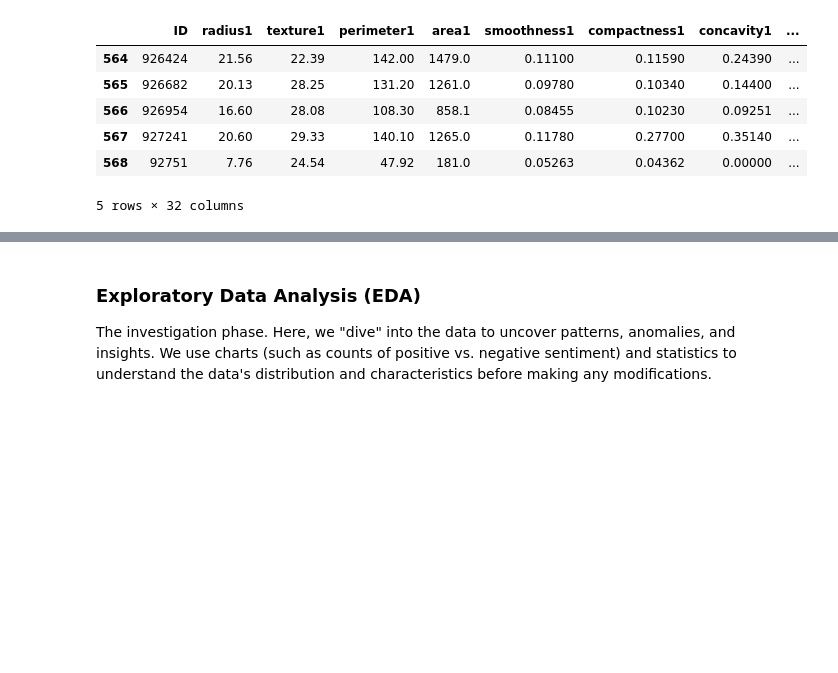
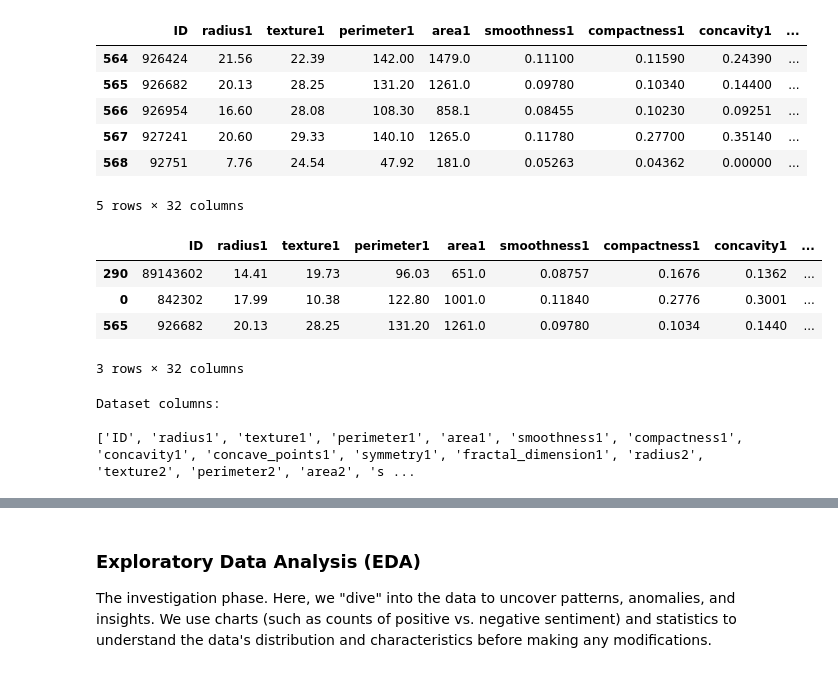
Before and after one commit to CCT-Dublin/CCT_ML_CA_01_50S, a Jupyter notebook: notebooks/CCT_ML_CA_01_50S_2026438.ipynb, the cells around one changed output, grey strips where cells are left out. Saved outputs shown, nothing was run; the diff lists cells and outputs as text; code cells hidden in the pictures; blank space fills up the shorter version.

```diff
--- a/notebooks/CCT_ML_CA_01_50S_2026438.ipynb
+++ b/notebooks/CCT_ML_CA_01_50S_2026438.ipynb
@@ -167,3 +197,17 @@ df.tail(5)
 | 567 | 927241 | 20.60 | 29.33 | 140.10 | 1265.0 | 0.11780 | 0.27700 | 0.35140 | ... |
 | 568 | 92751 | 7.76 | 24.54 | 47.92 | 181.0 | 0.05263 | 0.04362 | 0.00000 | ... |
 5 rows × 32 columns
+# %%
+df_cancer.sample(3)
+# %% [output]
+|  | ID | radius1 | texture1 | perimeter1 | area1 | smoothness1 | compactness1 | concavity1 | ... |
+| 290 | 89143602 | 14.41 | 19.73 | 96.03 | 651.0 | 0.08757 | 0.1676 | 0.1362 | ... |
+| 0 | 842302 | 17.99 | 10.38 | 122.80 | 1001.0 | 0.11840 | 0.2776 | 0.3001 | ... |
+| 565 | 926682 | 20.13 | 28.25 | 131.20 | 1261.0 | 0.09780 | 0.1034 | 0.1440 | ... |
+3 rows × 32 columns
+# %%
+print(f"Dataset columns: \n\n{list(df_cancer.columns)}")
+# %% [output]
+Dataset columns:
+
+['ID', 'radius1', 'texture1', 'perimeter1', 'area1', 'smoothness1', 'compactness1', 'concavity1', 'concave_points1', 'symmetry1', 'fractal_dimension1', 'radius2', 'texture2', 'perimeter2', 'area2', 's ...
```
Also changed, not shown: parts of 42 cells of this notebook, 6 other files.
